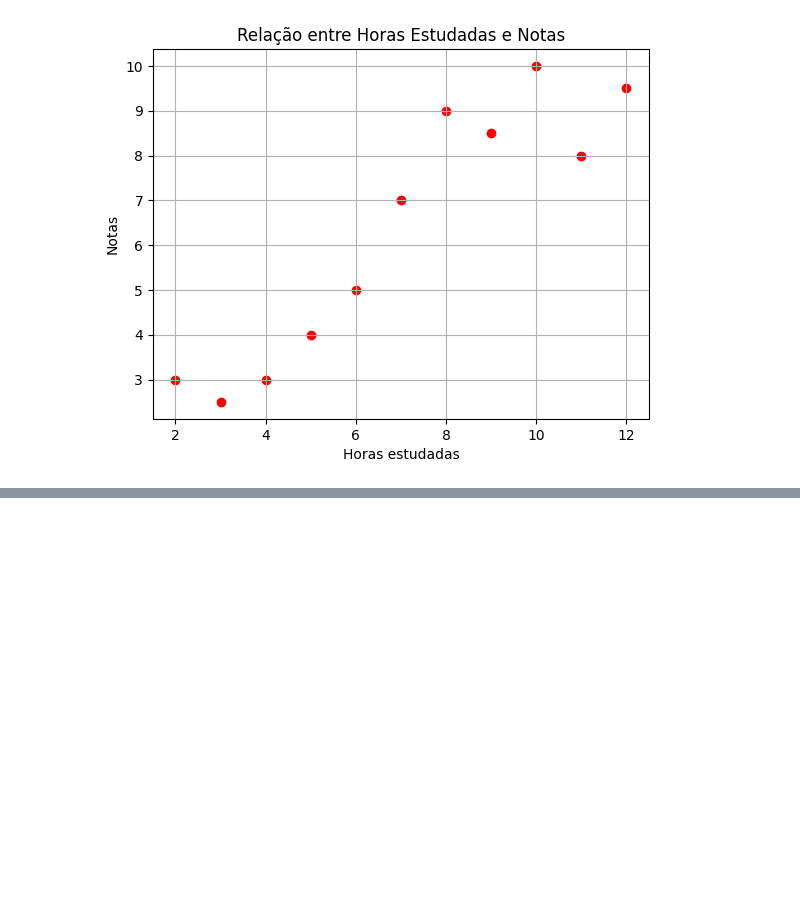
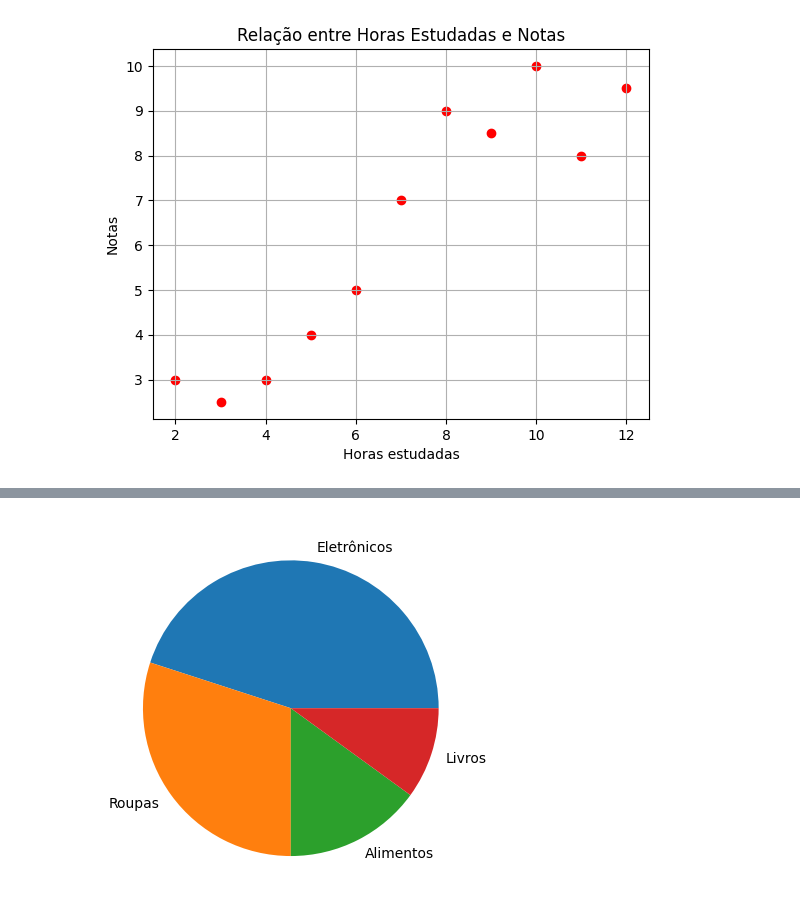
Before and after one commit to stephanyresque/Ciencia-de-dados-2, a Jupyter notebook: 28_10_24.ipynb, the cells around one changed output, grey strips where cells are left out. Drawn from its saved outputs; the diff is of its cells as text; code cells hidden in the pictures; blank space fills up the shorter version.

```diff
--- a/28_10_24.ipynb
+++ b/28_10_24.ipynb
@@ -109,0 +118,5 @@ plt.show()
+# %%
+plt.pie(quantidades, labels = categorias)
+plt.show()
+# %% [output]
+[figure, added]
```
Also changed, not shown: parts of 8 cells of this notebook.
